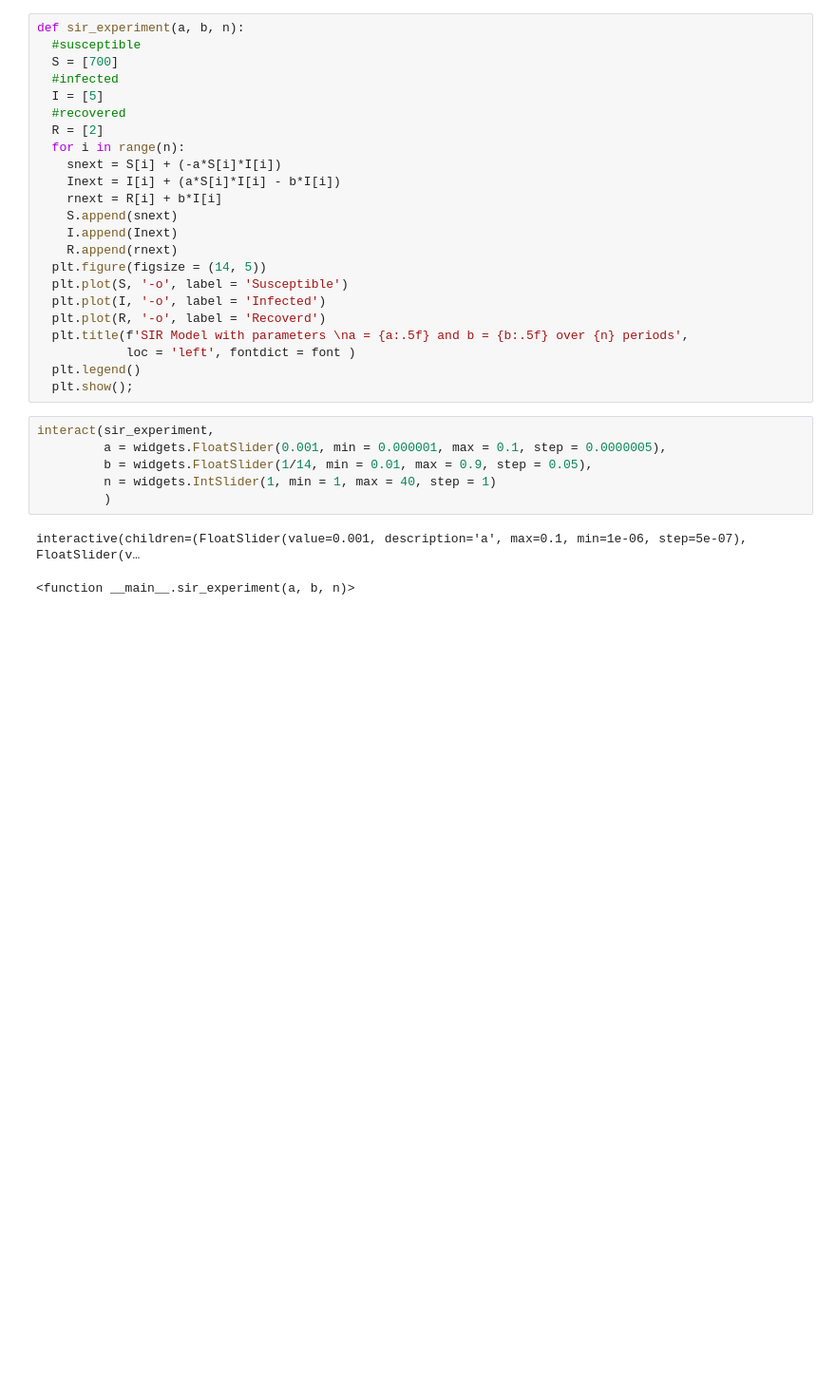
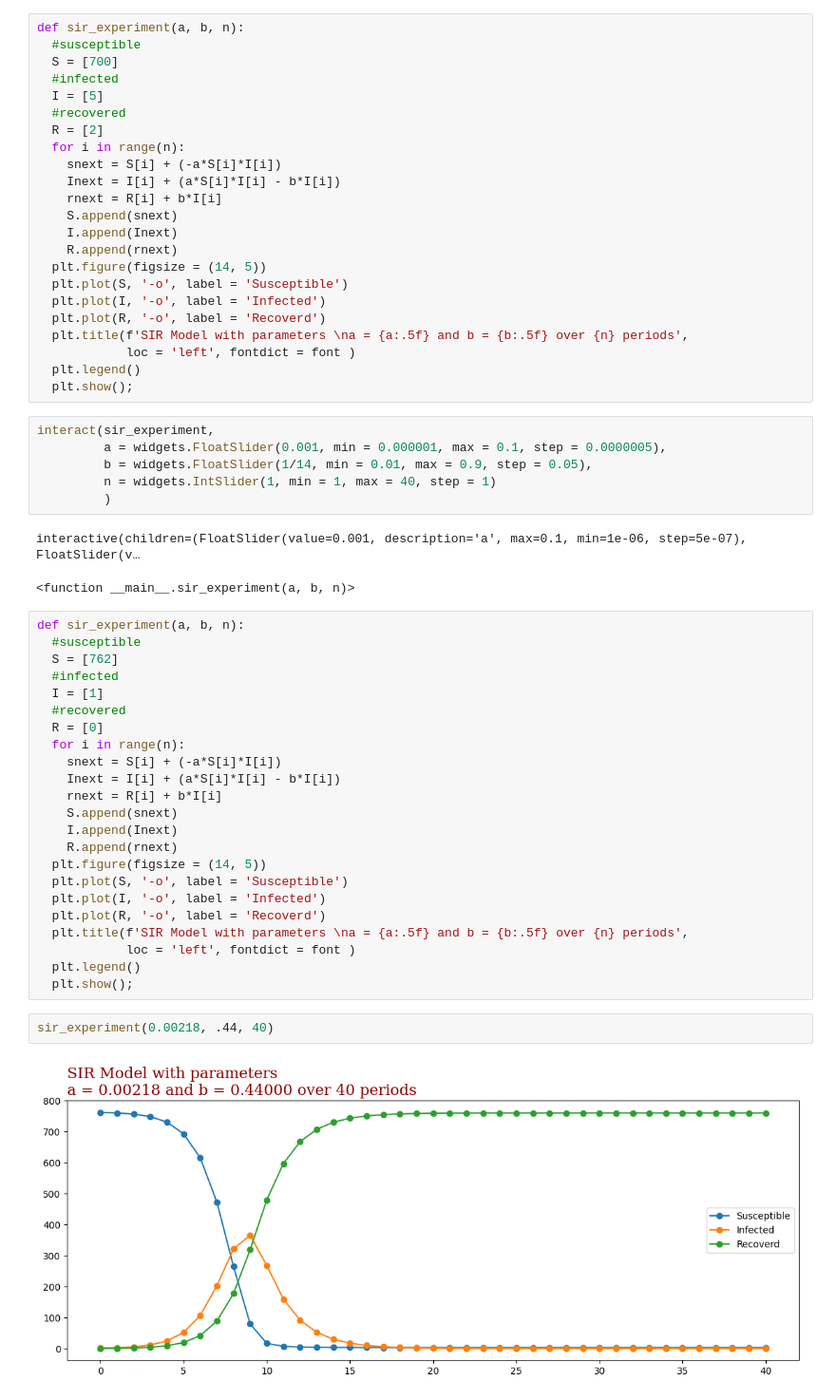
Before and after one commit to josepeon/calculus_parsons, a Jupyter notebook: sir_model.ipynb, the cells around one changed output. Shown at 95% size. Drawn from its saved outputs; the diff is of its cells as text; blank space fills up the shorter version.

```diff
--- a/sir_model.ipynb
+++ b/sir_model.ipynb
@@ -176,3 +176,30 @@ interact(sir_experiment,
 # %% [output]
 interactive(children=(FloatSlider(value=0.001, description='a', max=0.1, min=1e-06, step=5e-07), FloatSlider(v…
 <function __main__.sir_experiment(a, b, n)>
+# %%
+def sir_experiment(a, b, n):
+  #susceptible
+  S = [762]
+  #infected
+  I = [1]
+  #recovered
+  R = [0]
+  for i in range(n):
+    snext = S[i] + (-a*S[i]*I[i])
+    Inext = I[i] + (a*S[i]*I[i] - b*I[i])
+    rnext = R[i] + b*I[i]
+    S.append(snext)
+    I.append(Inext)
+    R.append(rnext)
+  plt.figure(figsize = (14, 5))
+  plt.plot(S, '-o', label = 'Susceptible')
+  plt.plot(I, '-o', label = 'Infected')
+  plt.plot(R, '-o', label = 'Recoverd')
+  plt.title(f'SIR Model with parameters \na = {a:.5f} and b = {b:.5f} over {n} periods',
+            loc = 'left', fontdict = font )
+  plt.legend()
+  plt.show();
+# %%
+sir_experiment(0.00218, .44, 40)
+# %% [output]
+[figure, added]
```
